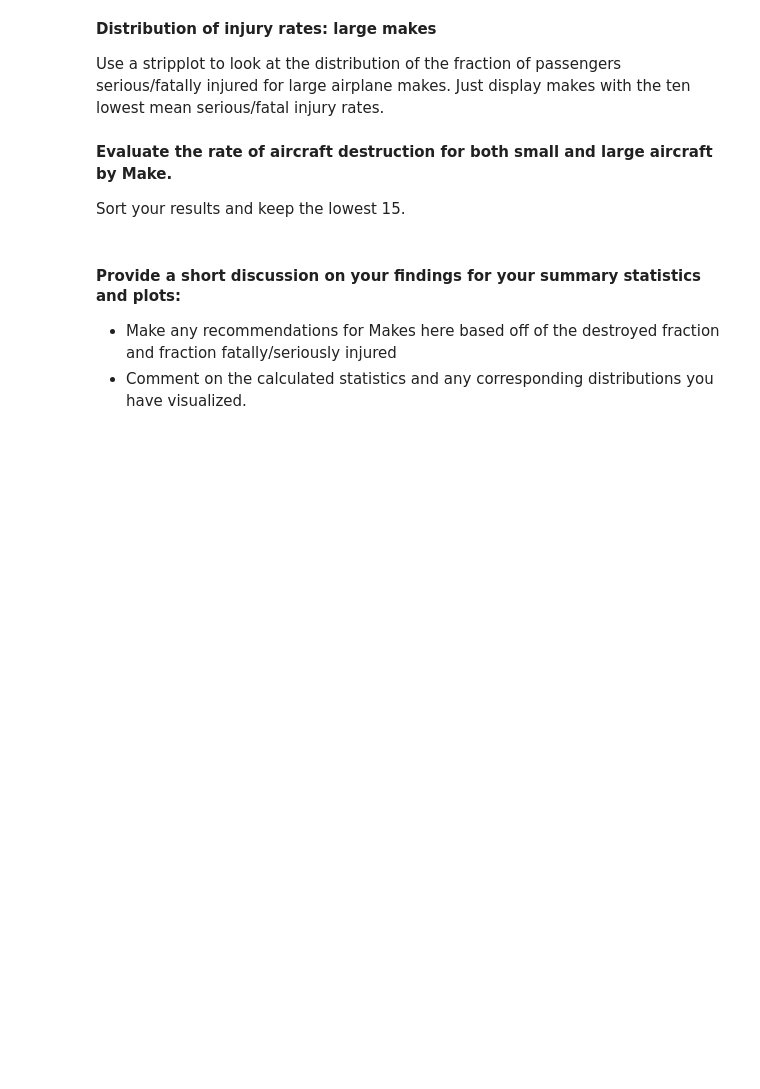
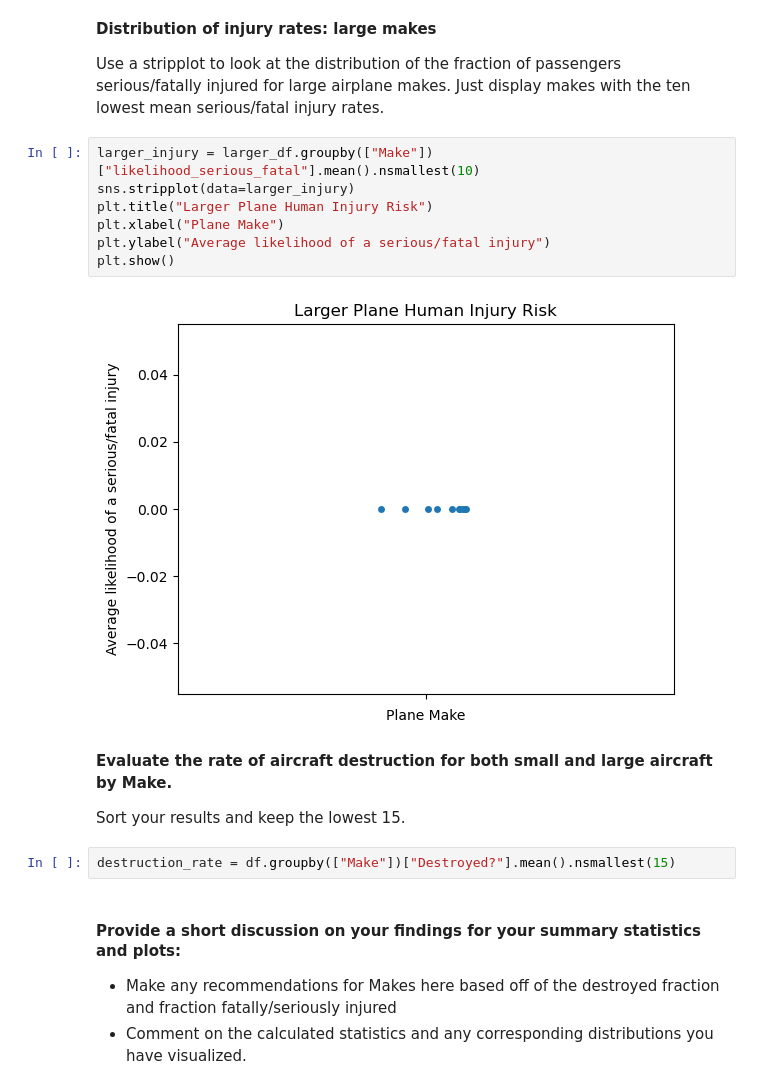
Before and after one commit to benmwangi/Aviation_Summative_Lab, a Jupyter notebook: Aviation_Accidents_Data_Analysis.ipynb, the cells around one changed output. Drawn from its saved outputs; the diff is of its cells as text; blank space fills up the shorter version.

```diff
--- a/Aviation_Accidents_Data_Analysis.ipynb
+++ b/Aviation_Accidents_Data_Analysis.ipynb
@@ -38,10 +59,21 @@ Use a violinplot to look at the distribution of the fraction of passengers serio
 **Distribution of injury rates: large makes**
 
 Use a stripplot to look at the distribution of the fraction of passengers serious/fatally injured for large airplane makes. Just display makes with the ten lowest mean serious/fatal injury rates.
+# %%
+larger_injury = larger_df.groupby(["Make"])["likelihood_serious_fatal"].mean().nsmallest(10)
+sns.stripplot(data=larger_injury)
+plt.title("Larger Plane Human Injury Risk")
+plt.xlabel("Plane Make")
+plt.ylabel("Average likelihood of a serious/fatal injury")
+plt.show()
+# %% [output]
+[figure, added]
 # %% [markdown]
 **Evaluate the rate of aircraft destruction for both small and large aircraft by Make.**
 
 Sort your results and keep the lowest 15.
+# %%
+destruction_rate = df.groupby(["Make"])["Destroyed?"].mean().nsmallest(15)
 # %% [markdown]
 #### Provide a short discussion on your findings for your summary statistics and plots:
 - Make any recommendations for Makes here based off of the destroyed fraction and fraction fatally/seriously injured
```
Also changed, not shown: parts of 9 cells of this notebook.
